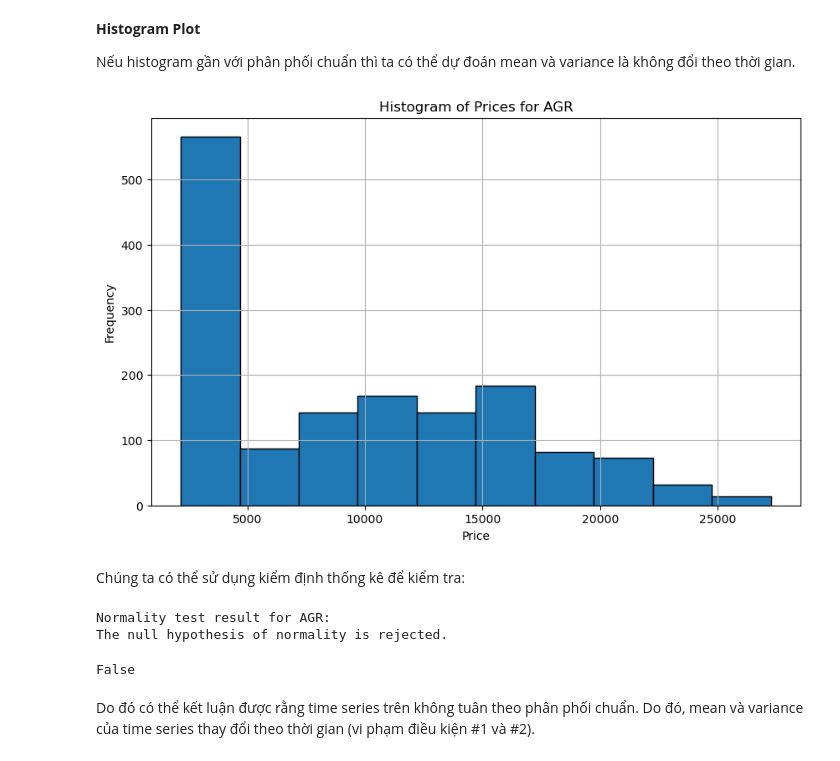
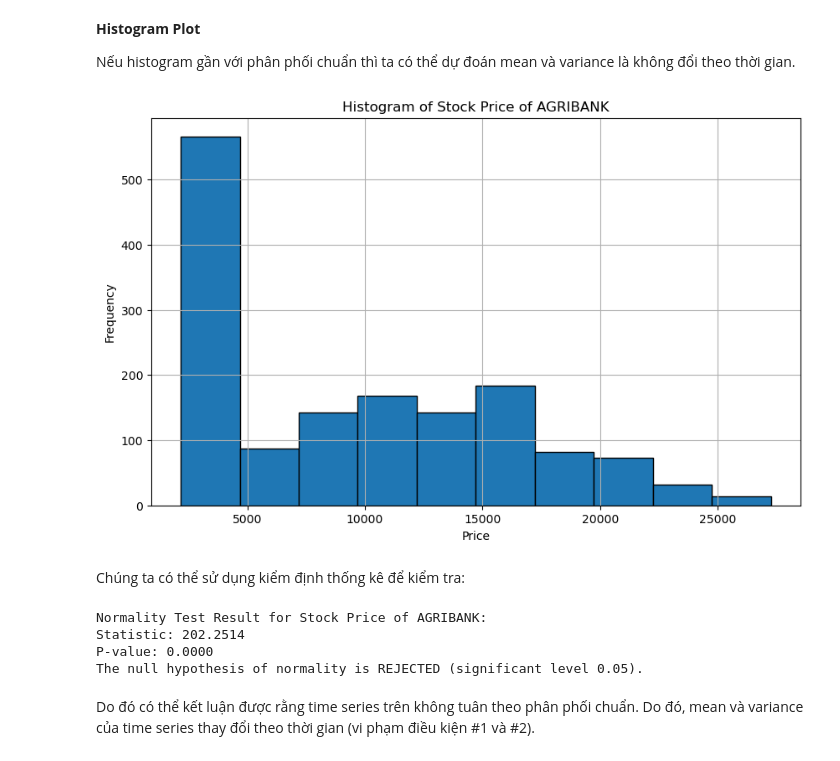
Before and after one commit to HTNam1710/DataViz_Lab02, a Jupyter notebook: stationarity.ipynb, the cells around one changed output. Cells and saved outputs as stored; diff of their text form; code cells hidden in the pictures.

```diff
--- a/stationarity.ipynb
+++ b/stationarity.ipynb
@@ -40,7 +41,7 @@ dtypes: datetime64[ns](1), float64(6), object(1)
 memory usage: 465.8+ KB
 # %%
 # Group by the 'XSTC' column
-grouped = data.groupby('XSTC')
+grouped_df = data.groupby('XSTC')
 
 # Create a dictionary to hold each group as a separate dataframe
-dataframes = {name: group for name, group in grouped}
+dataframes = {name: group for name, group in grouped_df}
@@ -62,0 +48,12 @@ print(AGR_df.tail(2))
+# %%
+def filter_XSTC(XSTC, date_index=True):
+    df = dataframes[XSTC]
+    df = df.sort_values(by='Date')
+    if (date_index==False):
+        df.reset_index(drop=True, inplace=True)
+    else:
+        df.set_index('Date', inplace=True)
+    return df
+# %%
+AGR_df = filter_XSTC('AGR', date_index=True)
+AGR_df
@@ -137,18 +157,18 @@ Dựa vào số liệu thống kê mô tả, ta thấy:
 
 Nếu histogram gần với phân phối chuẩn thì ta có thể dự đoán mean và variance là không đổi theo thời gian.
 # %%
-def histogram_plot_price(series, df_name):
-    plt.figure(figsize=(10, 6))
-    plt.hist(series, bins=10, edgecolor='black')
-    plt.title(f'Histogram of Prices for {df_name}')
-    plt.xlabel('Price')
-    plt.ylabel('Frequency')
-    plt.grid(True)
-    plt.show()
+def histogram_plot_price(series, series_name, ax=plt):
+    ax.figure(figsize=(10, 6))
+    ax.hist(series, bins=10, edgecolor='black')
+    ax.title(f'Histogram of {series_name}')
+    ax.xlabel('Price')
+    ax.ylabel('Frequency')
+    ax.grid(True)
+    ax.show()
 # %%
-histogram_plot_price(AGR_df['Price'], group_name_0)
+histogram_plot_price(series=AGR_df['Price'], series_name='Stock Price of AGRIBANK')
 # %% [output]
-[figure, old version]
+[figure, new version]
 # %% [markdown]
 Chúng ta có thể sử dụng kiểm định thống kê để kiểm tra:
 # %%
@@ -168,9 +193,10 @@ def normal_test_price(df, df_name):
-# %%
-normal_test_price(AGR_df, group_name_0)
-# %% [output]
-Normality test result for AGR:
-The null hypothesis of normality is rejected.
-False
+# %%
+_ = normal_test(series=AGR_df['Price'], series_name='Stock Price of AGRIBANK', significance_level=0.05, prints=True)
+# %% [output]
+Normality Test Result for Stock Price of AGRIBANK:
+Statistic: 202.2514
+P-value: 0.0000
+The null hypothesis of normality is REJECTED (significant level 0.05).
 # %% [markdown]
 Do đó có thể kết luận được rằng time series trên không tuân theo phân phối chuẩn. Do đó, mean và variance của time series thay đổi theo thời gian (vi phạm điều kiện #1 và #2).
 # %% [markdown]
```
Also changed, not shown: parts of 77 cells of this notebook.
